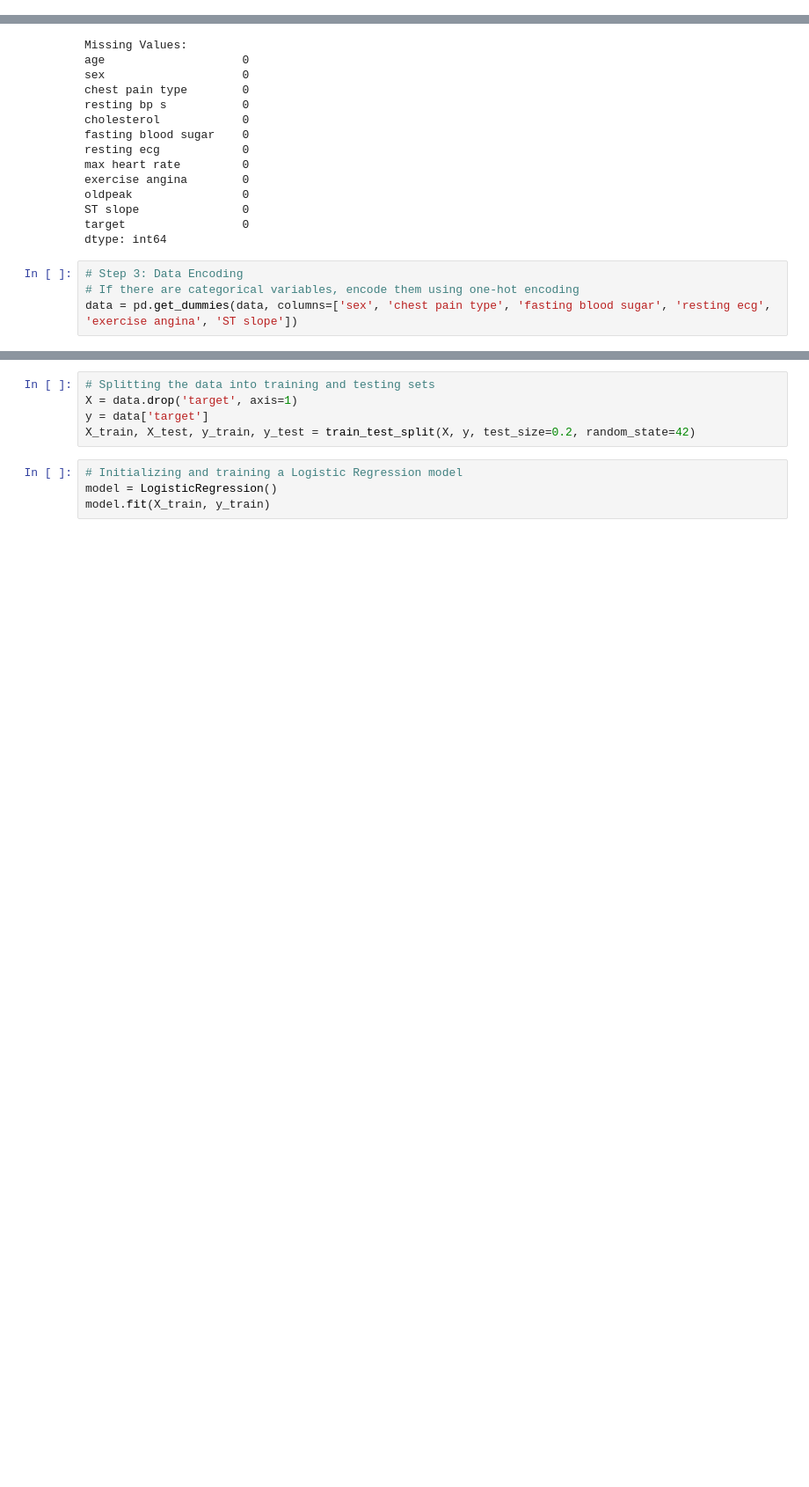
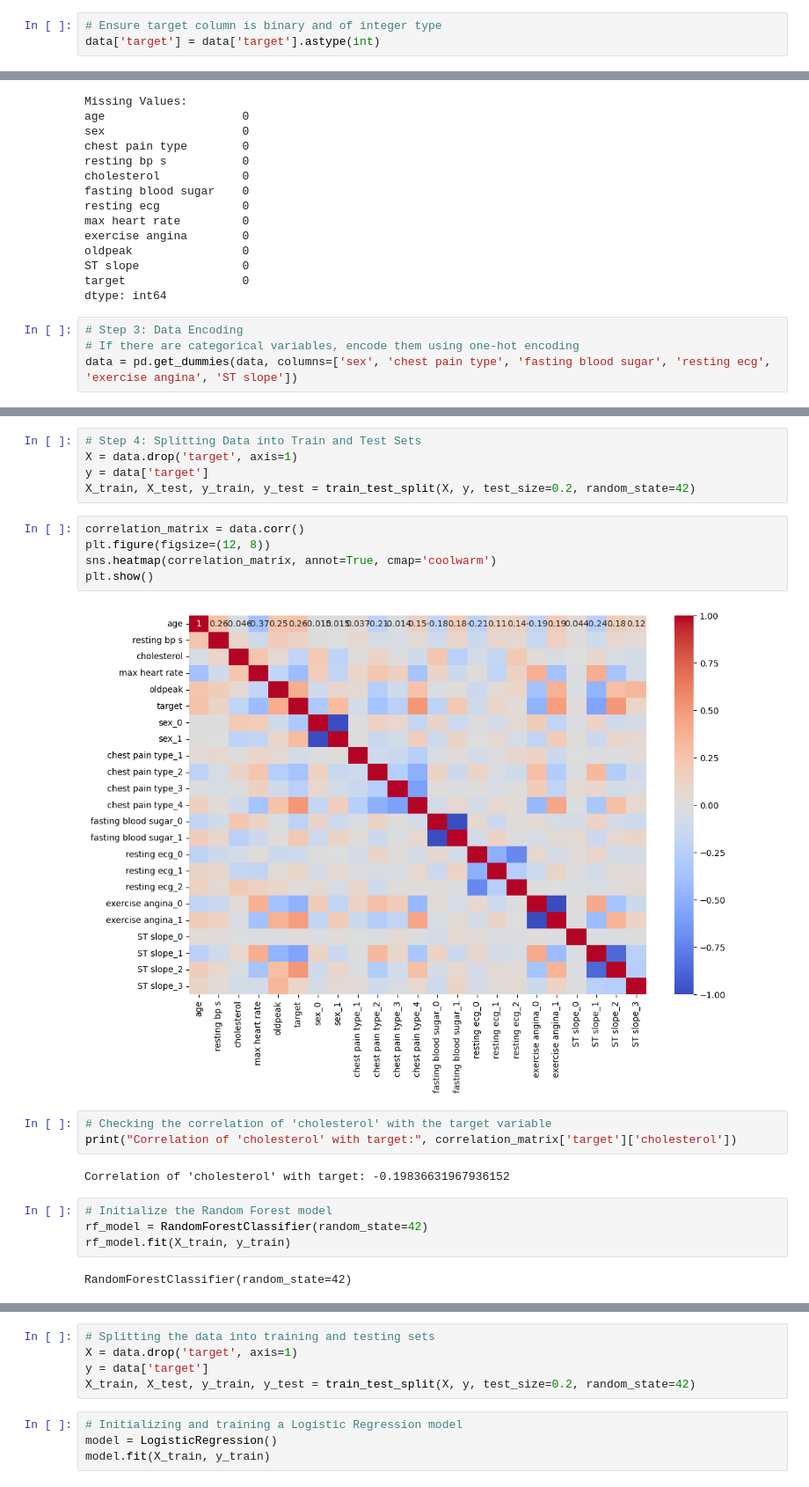
Before and after one commit to msaf9/heart-risk-assessment, a Jupyter notebook: main.ipynb, the cells around one changed output, grey strips where cells are left out. Shown: that part at 88% size. Saved outputs shown, nothing was run; the diff lists cells and outputs as text; blank space fills up the shorter version.

```diff
--- a/main.ipynb
+++ b/main.ipynb
@@ -8,5 +16,8 @@ warnings.filterwarnings('ignore')
 # Read dataset file named 'heart_statlog_cleveland_hungary_final.csv'
 data = pd.read_csv('heart_statlog_cleveland_hungary_final.csv')
+# %%
+# Ensure target column is binary and of integer type
+data['target'] = data['target'].astype(int)
 # %%
 # Step 2: Data Preprocessing
 # Check for missing values
@@ -55,0 +57,23 @@ from sklearn.metrics import accuracy_score
+# %%
+# Step 4: Splitting Data into Train and Test Sets
+X = data.drop('target', axis=1)
+y = data['target']
+X_train, X_test, y_train, y_test = train_test_split(X, y, test_size=0.2, random_state=42)
+# %%
+correlation_matrix = data.corr()
+plt.figure(figsize=(12, 8))
+sns.heatmap(correlation_matrix, annot=True, cmap='coolwarm')
+plt.show()
+# %% [output]
+[figure, added]
+# %%
+# Checking the correlation of 'cholesterol' with the target variable
+print("Correlation of 'cholesterol' with target:", correlation_matrix['target']['cholesterol'])
+# %% [output]
+Correlation of 'cholesterol' with target: -0.19836631967936152
+# %%
+# Initialize the Random Forest model
+rf_model = RandomForestClassifier(random_state=42)
+rf_model.fit(X_train, y_train)
+# %% [output]
+RandomForestClassifier(random_state=42)
```
Also changed, not shown: parts of 11 cells of this notebook.
